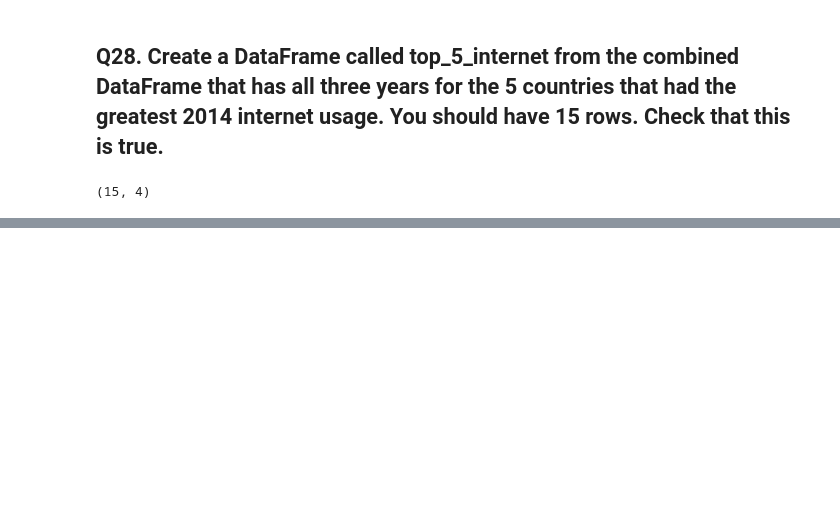
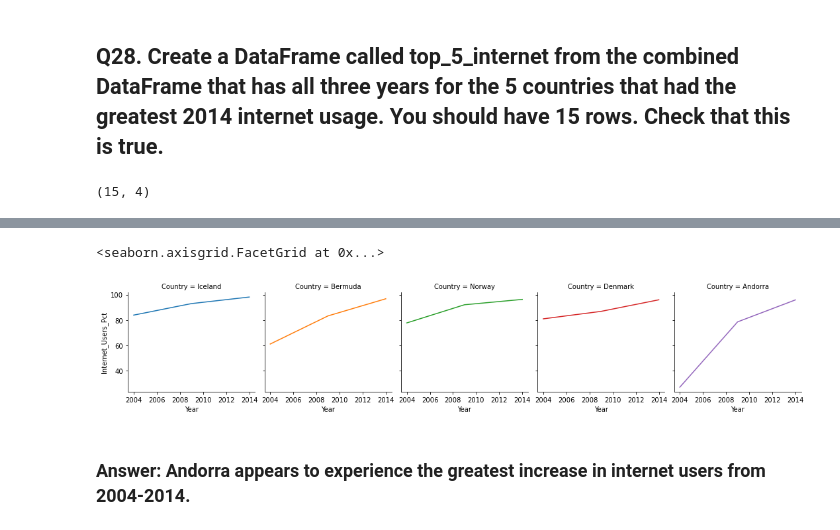
Before and after one commit to ANW16/gdp_and_internet_usage_python, a Jupyter notebook: notebook/gdp_and_internet_usage_notebook.ipynb, the cells around one changed output, grey strips where cells are left out. Drawn from its saved outputs; the diff is of its cells as text; code cells hidden in the pictures; blank space fills up the shorter version.

```diff
--- a/notebook/gdp_and_internet_usage_notebook.ipynb
+++ b/notebook/gdp_and_internet_usage_notebook.ipynb
@@ -381,0 +384,8 @@ top_5_internet.shape
+# %%
+t = sns.FacetGrid(top_5_internet, col='Country', hue='Country')
+t.map(sns.lineplot, 'Year', 'Internet_Users_Pct')
+# %% [output]
+<seaborn.axisgrid.FacetGrid at 0x...>
+[figure, added]
+# %% [markdown]
+### Answer: Andorra appears to experience the greatest increase in internet users from 2004-2014.
```
Also changed, not shown: parts of 6 cells of this notebook.
